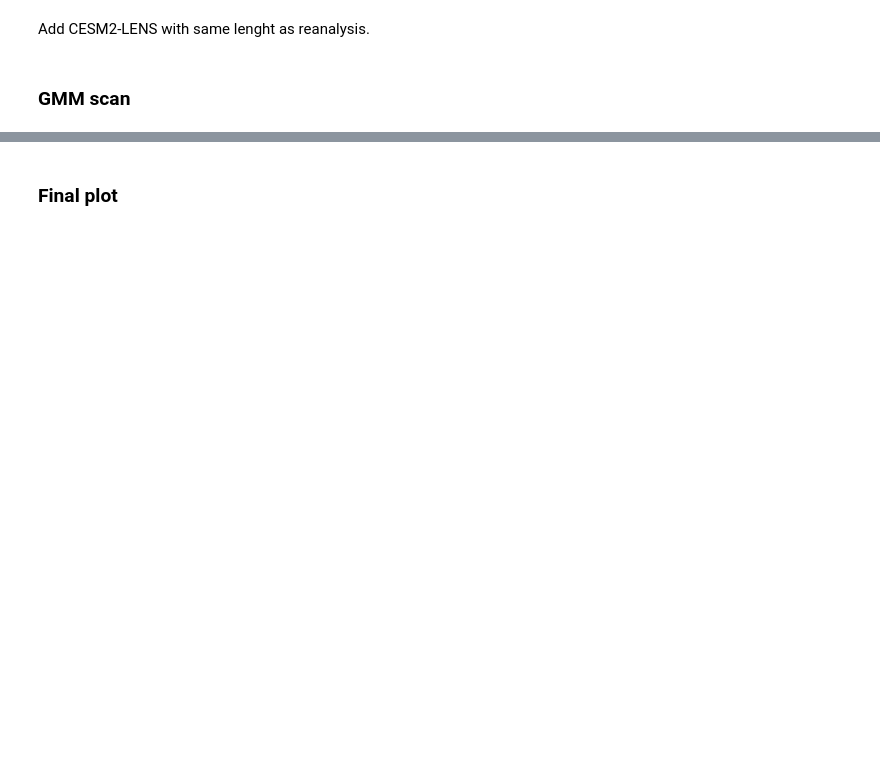
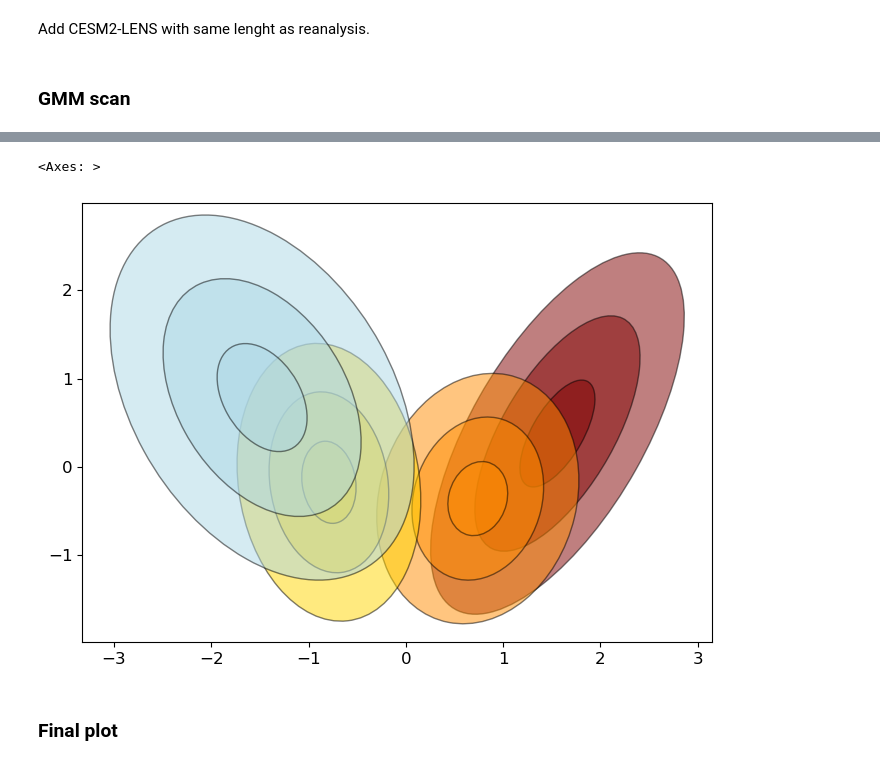
Before and after one commit to jakob-schloer/LatentGMM, a Jupyter notebook: scripts/pcgmm_cesm2/pcgmm_cesm_lens.ipynb, the cells around one changed output, grey strips where cells are left out. Cells and saved outputs as stored; diff of their text form; code cells hidden in the pictures; blank space fills up the shorter version.

```diff
--- a/scripts/pcgmm_cesm2/pcgmm_cesm_lens.ipynb
+++ b/scripts/pcgmm_cesm2/pcgmm_cesm_lens.ipynb
@@ -162,0 +235,7 @@ for projection in eof_projections:
+# %%
+fig, ax = plt.subplots()
+gmclrs=['maroon', 'darkorange', 'gold', 'lightblue', 'darkblue', 'black', 'darkgreen', 'magenta']
+plot_gaussians(gmm, ax, gmm_order=gmm_order, gmclrs=gmclrs, alpha=0.5)
+# %% [output]
+<Axes: >
+[figure, added]
```
Also changed, not shown: parts of 9 cells of this notebook, 6 other files.
